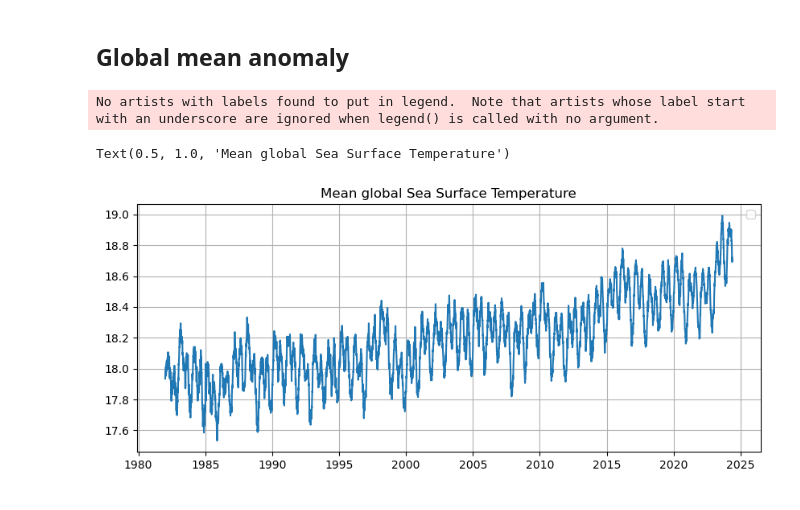
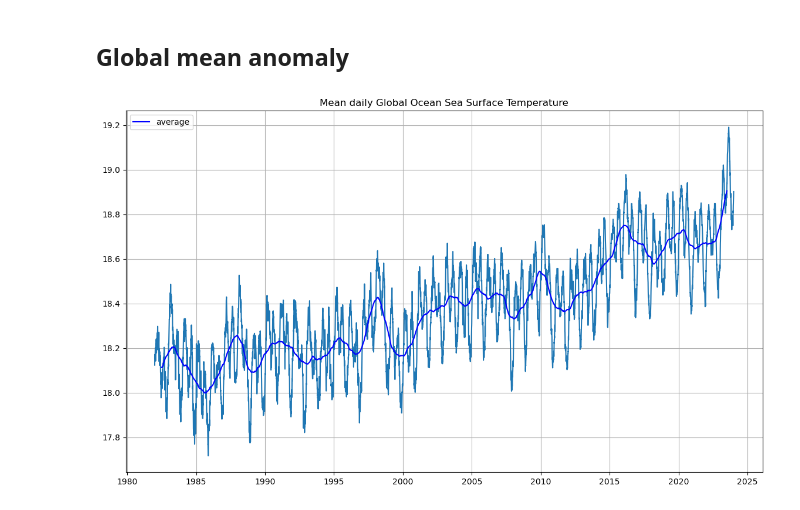
Before and after one commit to PedroVelez/SSTGlobalAnalysis, a Jupyter notebook: analysisData_daily.ipynb, the cells around one changed output. Saved outputs shown, nothing was run; the diff lists cells and outputs as text; code cells hidden in the pictures.

```diff
--- a/analysisData_daily.ipynb
+++ b/analysisData_daily.ipynb
@@ -45,4 +35,25 @@ elif os.uname().nodename.lower().find('rossby') != -1:
+# %%
+files = [f'{base_file}.{year}.nc' for year in range(year1, year2+1)]
+DS = xr.open_mfdataset(files,  chunks={'time': 365})
 # %%
-files = [f'{base_file}.{year}.nc' for year in range(1982, 2025)]
-sst = xr.open_mfdataset(files)
-sstd = sst.sst
+# Load data1
+
+#titulo_short = 'NH'
+#titulo = 'Northern hemisphere'
+#sst = DS.sst.sel(lat=slice(0,80))
+
+#titulo_short = 'SH'
+#titulo = 'Southern hemisphere'
+#sst = DS.sst.sel(lat=slice( -80, 0))
+
+titulo_short = 'GO'
+titulo = 'Global Ocean'
+sst = DS.sst.sel(lat=slice( -80, 80))
+
+#titulo_short = 'NTenerife'
+#titulo = 'North Tenerife'
+#sst = DS.sst.sel(lon=slice(360-16.,360-15.),lat=slice(28.50,28.75))
+
+#titulo_short == 'ESAL'
+#titulo = 'Demarcación Estrecho y Alborán'
+#sst = DS.sst.sel(lat=slice(35.5,37)).sel(lon=slice(354,359))
@@ -52,5 +98,8 @@ sstd = sst.sst
 # %%
 # Calculate global mean weigthtened
 # For a rectangular grid the cosine of the latitude is proportional to the grid cell area.
-weights = np.cos(np.deg2rad(sstd.lat))
+weights = np.cos(np.deg2rad(sst.lat))
+weights = weights/weights.max()
 weights.name = "weights"
+sst_weighted = sst.weighted(weights)
+sst_wmean = sst_weighted.mean(("lon", "lat"),skipna=True).load()
@@ -80,16 +130,15 @@ sstd_anom_WGlobalmean_rolling = sstd_anom_WGlobalmean.rolling(time=12,center=Tru
 # %%
-sstd_WGlobalmean_Y = sstd_WGlobalmean.resample(time='YE').mean(dim='time',skipna=True)
-sstd_anom_WGlobalmean_Y = sstd_anom_WGlobalmean.resample(time='YE').mean(dim='time',skipna=True)
+# smoothed versions
+sst_wmean_rolling = sst_wmean.rolling(time=360,center=True).mean()
+sst_anom_wmean_rolling = sst_anom_wmean.rolling(time=360,center=True).mean()
 # %%
-fig, ax = plt.subplots(1, 1 , figsize=(10,4))
-ax.plot(sstd_WGlobalmean.time,sstd_WGlobalmean)
-#ax.plot(sstd_WGlobalmean_Y.time,sstd_WGlobalmean_Y,'-b')
+fig, ax = plt.subplots(1, 1 , figsize=(14,8))
+ax.plot(sst_wmean.time,sst_wmean)
+ax.plot(sst_wmean_rolling.time,sst_wmean_rolling,'-b',label='average')
 ax.grid()
 ax.legend()
-ax.set_title('Mean global Sea Surface Temperature')
+ax.set_title('Mean daily '+titulo+' Sea Surface Temperature');
 # %% [output]
-No artists with labels found to put in legend.  Note that artists whose label start with an underscore are ignored when legend() is called with no argument.
-Text(0.5, 1.0, 'Mean global Sea Surface Temperature')
-[figure, old version]
+[figure, new version]
 # %%
 fig, ax = plt.subplots(1, 1 , figsize=(10,4))
```
Also changed, not shown: parts of 28 cells of this notebook, 3 other files.
